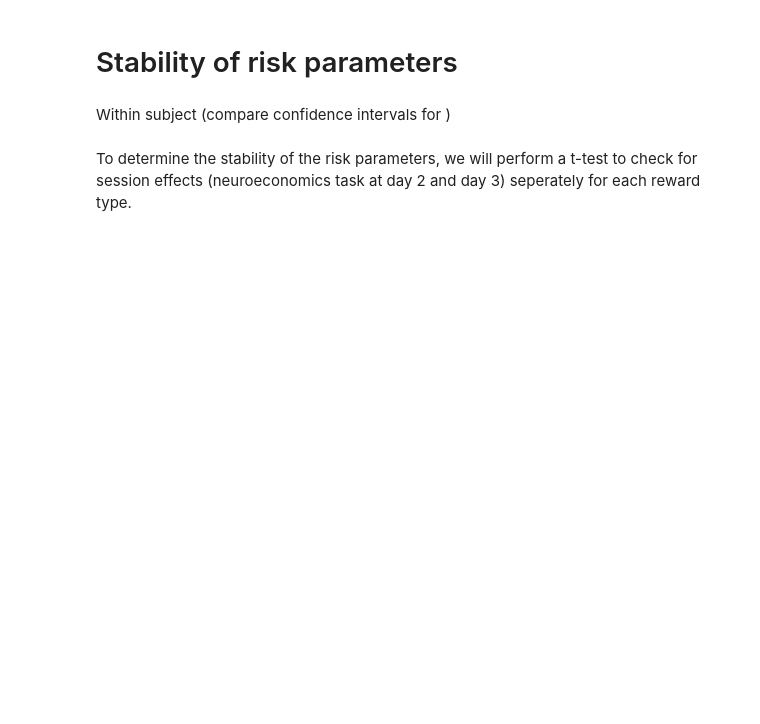
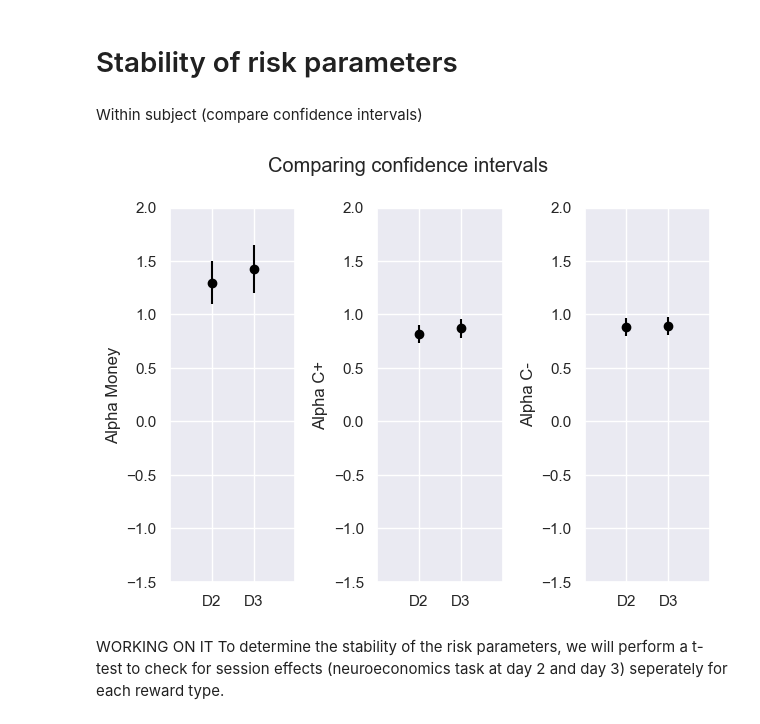
Before and after one commit to ffviana/nutreconDrive, a Jupyter notebook: 3. Analysis/subjectAnalysis.ipynb, the cells around one changed output. Drawn from its saved outputs; the diff is of its cells as text; code cells hidden in the pictures; blank space fills up the shorter version.

Commit message:
Plot d2 vs d3 risk parameter

```diff
--- a/3. Analysis/subjectAnalysis.ipynb
+++ b/3. Analysis/subjectAnalysis.ipynb
@@ -924,6 +932,32 @@ parsCI_d2_ST, parsCI_d3_ST
 # %% [markdown]
 # Stability of risk parameters
 # %% [markdown]
-Within subject (compare confidence intervals for )
+Within subject (compare confidence intervals)
+# %%
+plt.figure()
+plt.suptitle('Comparing confidence intervals')
+reward_type = ['Money', 'C+', 'C-']
+labels = ['D2', 'D3']
+for i, risk_params in enumerate(zip(parsCI_d2_ST, parsCI_d3_ST)):
+    if i < 3:
+        # obtain the standard deviation
+        risk_param_d2 = float(risk_params[0].split(' ')[0])
+        interval_d2 = float(risk_params[0].split(' ')[-1])
+
+        risk_param_d3 = float(risk_params[1].split(' ')[0])
+        interval_d3 = float(risk_params[1].split(' ')[-1])
+
+        plt.subplot(1, 3, i+1)
+        plt.errorbar([0, 1], [risk_param_d2, risk_param_d3], yerr=[interval_d2, interval_d3], fmt="o", color='black')
+        plt.xticks([0, 1], labels)
+        plt.xlim(-1, 2)
+        plt.ylim(-1.5, 2.0)
+        plt.ylabel(f'Alpha {reward_type[i]}')
+plt.tight_layout()
+plt.savefig(subject_figures_path_responses + '/comparing_confidence_intervals.png')
+plt.show()
+# %% [output]
+[figure, added]
 # %% [markdown]
+WORKING ON IT
 To determine the stability of the risk parameters, we will perform a t-test to check for session effects (neuroeconomics task at day 2 and day 3) seperately for each reward type.
```
Also changed, not shown: parts of 21 cells of this notebook.
